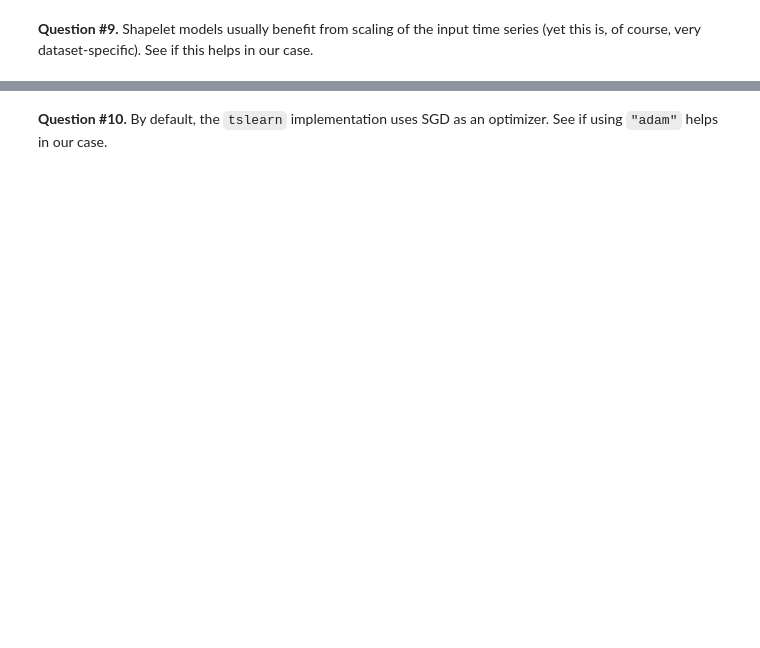
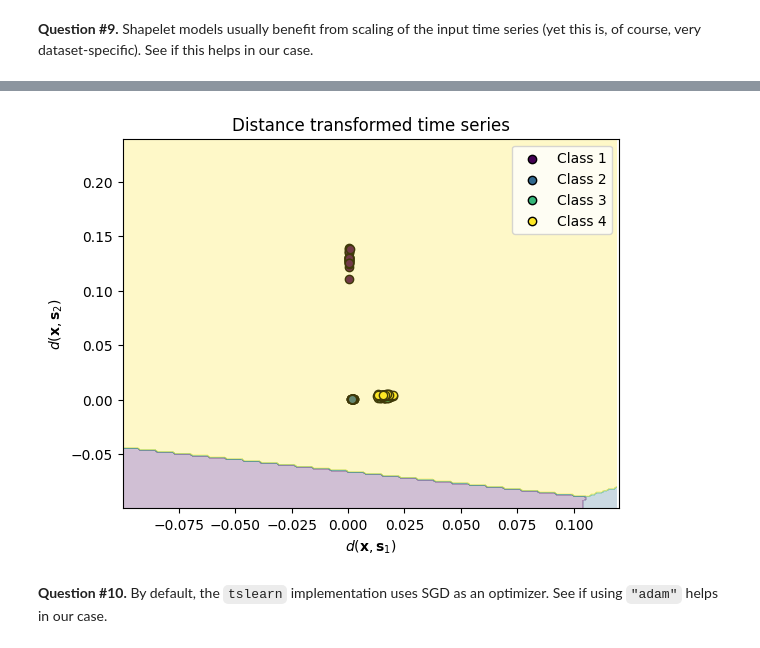
Before and after one commit to rtavenar/notebooks-ml4ts, a Jupyter notebook: 03_align4ml_sol.ipynb, the cells around one changed output, grey strips where cells are left out. Drawn from its saved outputs; the diff is of its cells as text; code cells hidden in the pictures; blank space fills up the shorter version.

```diff
--- a/03_align4ml_sol.ipynb
+++ b/03_align4ml_sol.ipynb
@@ -307,3 +365,7 @@ See if this helps in our case.
+# %%
+visualize_shapelet_model_2_shapelets(shp_clf, X_train, y_train)
+# %% [output]
+[figure, added]
 # %% [markdown]
 **Question #10.** By default, the `tslearn` implementation uses SGD as an optimizer.
 See if using `"adam"` helps in our case.
```
Also changed, not shown: parts of 14 cells of this notebook.
